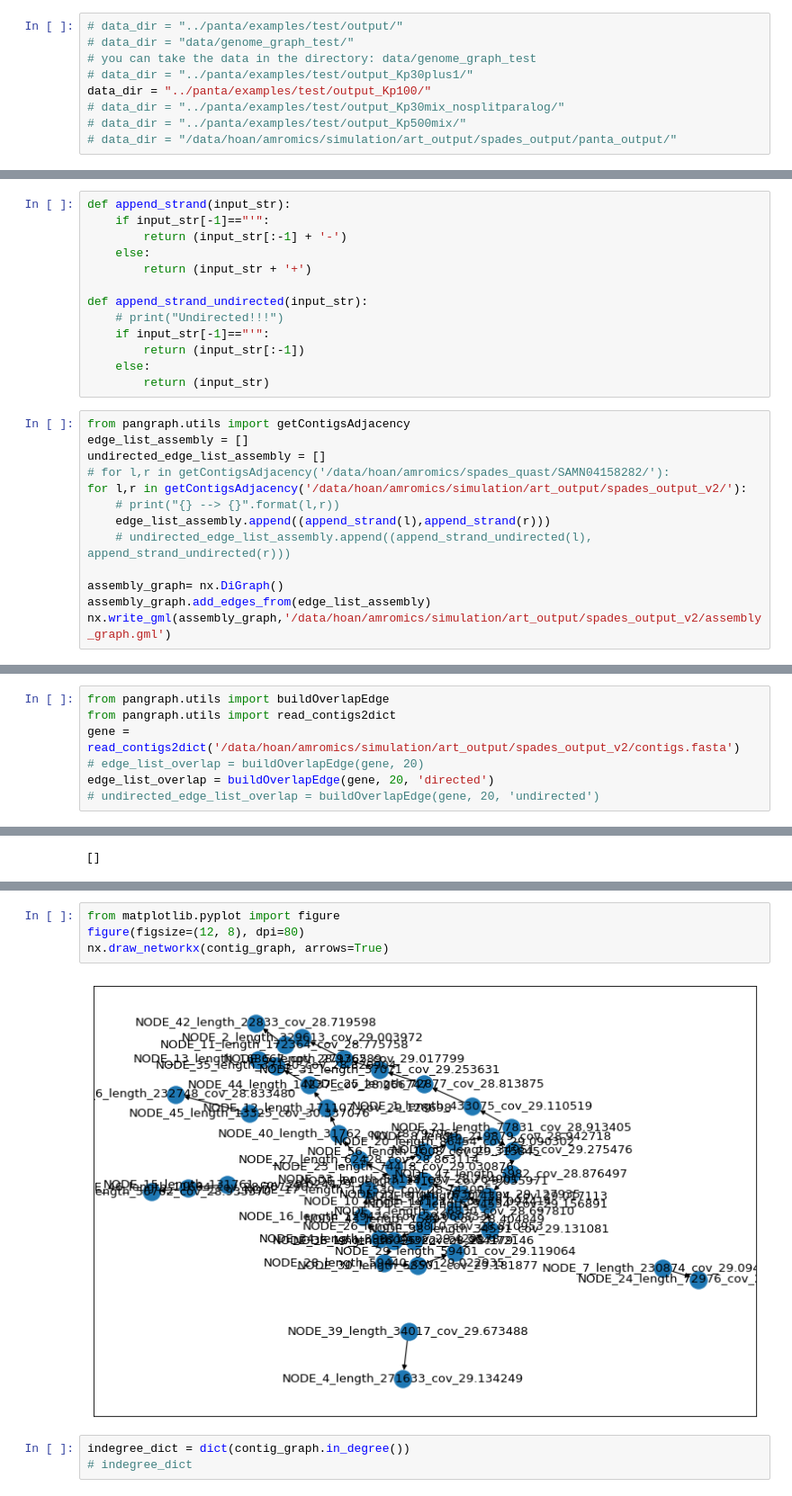
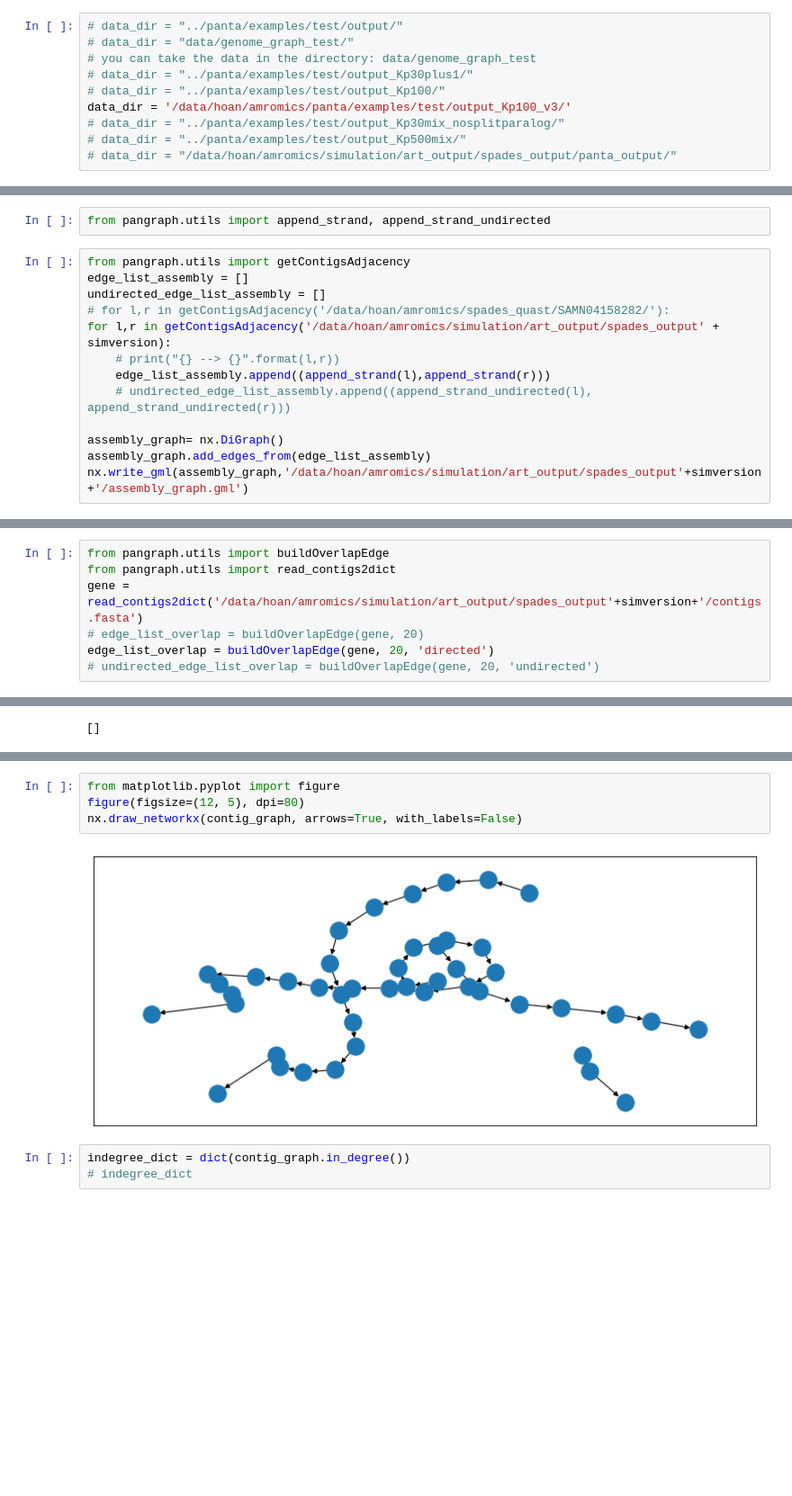
Before and after one commit to amromics/pasa, a Jupyter notebook: pangraph_analysis_Kp30-plus.ipynb, the cells around one changed output, grey strips where cells are left out. Shown: that part at 90% size. Cells and saved outputs as stored; diff of their text form; blank space fills up the shorter version.

```diff
--- a/pangraph_analysis_Kp30-plus.ipynb
+++ b/pangraph_analysis_Kp30-plus.ipynb
@@ -39,7 +26,8 @@ overlap('AAAAAAAAABBAAAAAA', 'AAACCCCCCCCCCCCCCCCCCCCCC')
 # data_dir = "data/genome_graph_test/"
 # you can take the data in the directory: data/genome_graph_test
 # data_dir = "../panta/examples/test/output_Kp30plus1/"
-data_dir = "../panta/examples/test/output_Kp100/"
+# data_dir = "../panta/examples/test/output_Kp100/"
+data_dir = '/data/hoan/amromics/panta/examples/test/output_Kp100_v3/'
 # data_dir = "../panta/examples/test/output_Kp30mix_nosplitparalog/"
 # data_dir = "../panta/examples/test/output_Kp500mix/"
 # data_dir = "/data/hoan/amromics/simulation/art_output/spades_output/panta_output/"
@@ -135,28 +119,17 @@ pangraph.n_clusters, H.number_of_edges()
 # %% [markdown]
 ## Data analysis
 # %%
-def append_strand(input_str):
-    if input_str[-1]=="'":
-        return (input_str[:-1] + '-')
-    else:
-        return (input_str + '+')
-
-def append_strand_undirected(input_str):
-    # print("Undirected!!!")
-    if input_str[-1]=="'":
-        return (input_str[:-1])
-    else:
-        return (input_str)
+from pangraph.utils import append_strand, append_strand_undirected
 # %%
 from pangraph.utils import getContigsAdjacency
 edge_list_assembly = []
 undirected_edge_list_assembly = []
 # for l,r in getContigsAdjacency('/data/hoan/amromics/spades_quast/SAMN04158282/'):
-for l,r in getContigsAdjacency('/data/hoan/amromics/simulation/art_output/spades_output_v2/'):
+for l,r in getContigsAdjacency('/data/hoan/amromics/simulation/art_output/spades_output' + simversion):
     # print("{} --> {}".format(l,r))
     edge_list_assembly.append((append_strand(l),append_strand(r)))
     # undirected_edge_list_assembly.append((append_strand_undirected(l), append_strand_undirected(r)))
 
 assembly_graph= nx.DiGraph()
 assembly_graph.add_edges_from(edge_list_assembly)
-nx.write_gml(assembly_graph,'/data/hoan/amromics/simulation/art_output/spades_output_v2/assembly_graph.gml')
+nx.write_gml(assembly_graph,'/data/hoan/amromics/simulation/art_output/spades_output'+simversion+'/assembly_graph.gml')
@@ -165,7 +136,7 @@ nx.write_gml(assembly_graph,'/data/hoan/amromics/simulation/art_output/spades_ou
 # %%
 from pangraph.utils import buildOverlapEdge
 from pangraph.utils import read_contigs2dict
-gene = read_contigs2dict('/data/hoan/amromics/simulation/art_output/spades_output_v2/contigs.fasta')
+gene = read_contigs2dict('/data/hoan/amromics/simulation/art_output/spades_output'+simversion+'/contigs.fasta')
 # edge_list_overlap = buildOverlapEdge(gene, 20)
 edge_list_overlap = buildOverlapEdge(gene, 20, 'directed')
 # undirected_edge_list_overlap = buildOverlapEdge(gene, 20, 'undirected')
@@ -222,9 +226,9 @@ contig_graph.number_of_nodes()
 # %%
 from matplotlib.pyplot import figure
-figure(figsize=(12, 8), dpi=80)
-nx.draw_networkx(contig_graph, arrows=True)
+figure(figsize=(12, 5), dpi=80)
+nx.draw_networkx(contig_graph, arrows=True, with_labels=False)
 # %% [output]
-[figure, old version]
+[figure, new version]
 # %%
 indegree_dict = dict(contig_graph.in_degree())
 # indegree_dict
```
Also changed, not shown: parts of 55 cells of this notebook, 5 other files.
